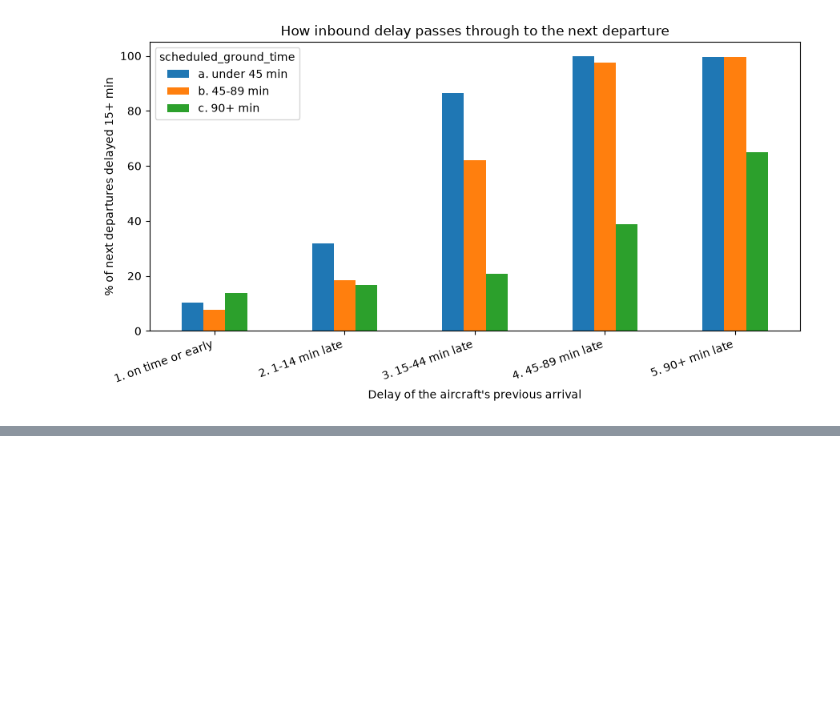
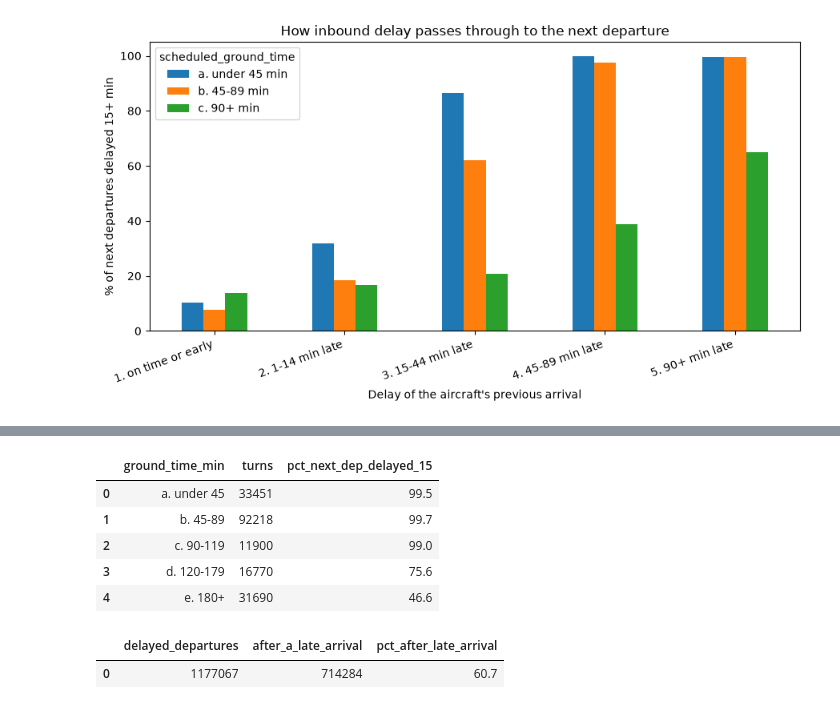
Before and after one commit to Mohamadyounes32/air-traffic-platform, a Jupyter notebook: notebooks/02_propagation_and_congestion.ipynb, the cells around one changed output, grey strips where cells are left out. Cells and saved outputs as stored; diff of their text form; code cells hidden in the pictures; blank space fills up the shorter version.

```diff
--- a/notebooks/02_propagation_and_congestion.ipynb
+++ b/notebooks/02_propagation_and_congestion.ipynb
@@ -163,0 +209,30 @@ summary[summary["origin"].isin(focus)]
+# %%
+q(TURNS_CTE + """
+SELECT CASE WHEN sched_ground_min < 45  THEN 'a. under 45'
+            WHEN sched_ground_min < 90  THEN 'b. 45-89'
+            WHEN sched_ground_min < 120 THEN 'c. 90-119'
+            WHEN sched_ground_min < 180 THEN 'd. 120-179'
+            ELSE 'e. 180+' END AS ground_time_min,
+       COUNT(*) AS turns,
+       ROUND(100.0 * AVG(dep_del15::int), 1) AS pct_next_dep_delayed_15
+FROM turns WHERE prev_arr_delay >= 90
+GROUP BY 1 ORDER BY 1
+""")
+# %% [output]
+|  | ground_time_min | turns | pct_next_dep_delayed_15 |
+| 0 | a. under 45 | 33451 | 99.5 |
+| 1 | b. 45-89 | 92218 | 99.7 |
+| 2 | c. 90-119 | 11900 | 99.0 |
+| 3 | d. 120-179 | 16770 | 75.6 |
+| 4 | e. 180+ | 31690 | 46.6 |
+# %%
+q(TURNS_CTE + """
+SELECT COUNT(*) FILTER (WHERE dep_del15)                              AS delayed_departures,
+       COUNT(*) FILTER (WHERE dep_del15 AND prev_arr_delay >= 15)     AS after_a_late_arrival,
+       ROUND(100.0 * COUNT(*) FILTER (WHERE dep_del15 AND prev_arr_delay >= 15)
+                   / COUNT(*) FILTER (WHERE dep_del15), 1)            AS pct_after_late_arrival
+FROM turns
+""")
+# %% [output]
+|  | delayed_departures | after_a_late_arrival | pct_after_late_arrival |
+| 0 | 1177067 | 714284 | 60.7 |
```
Also changed, not shown: parts of 4 cells of this notebook, 8 other files.
